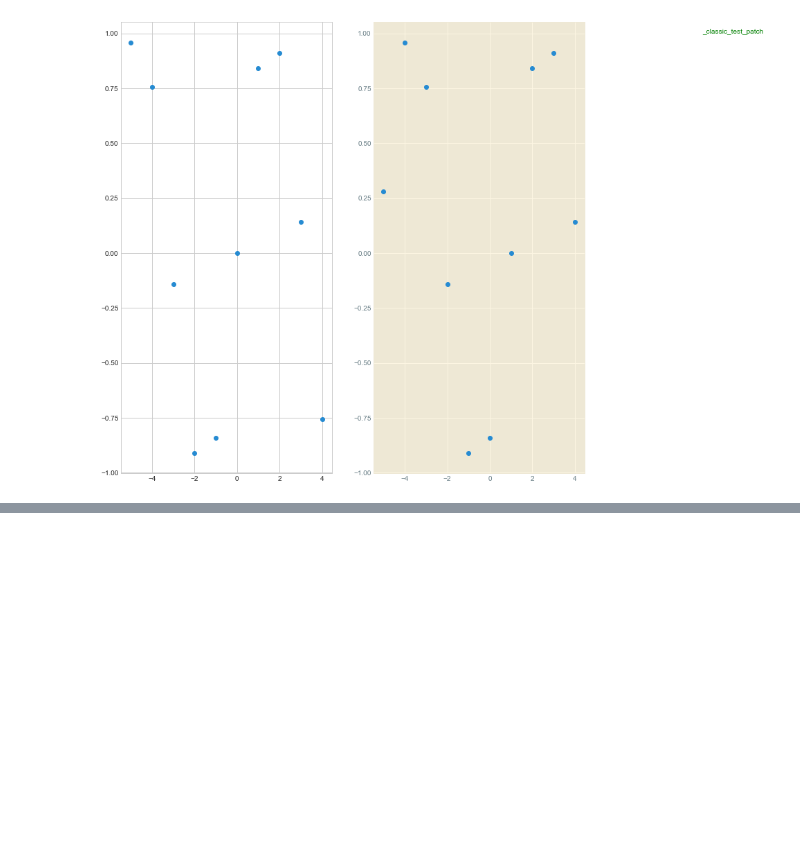
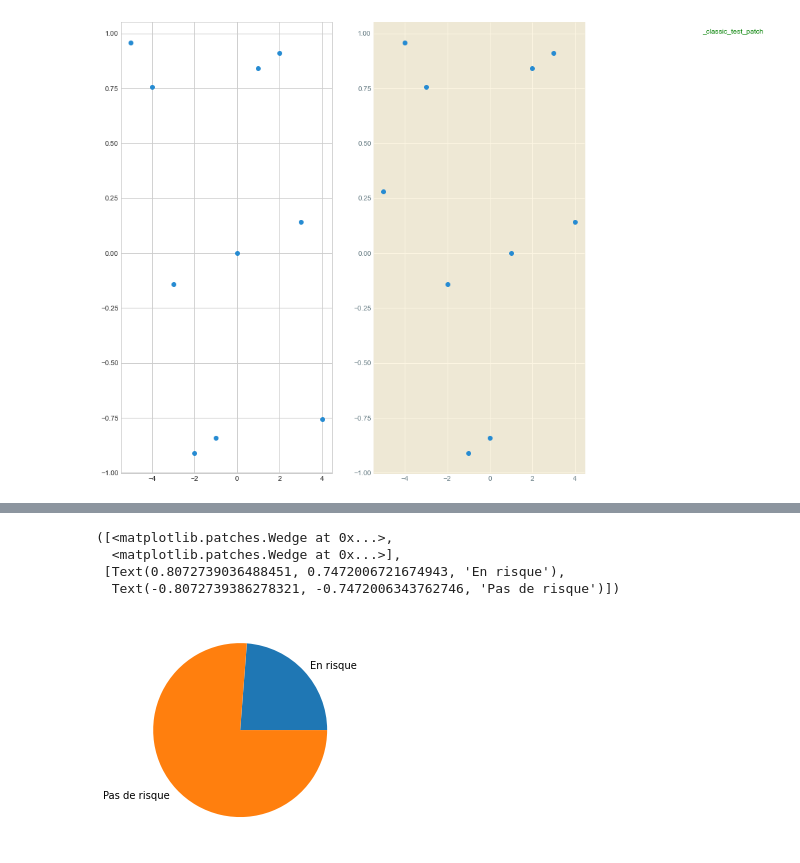
Before and after one commit to Charlot-DEDJINOU/Data-scientist, a Jupyter notebook: Les librairies Python pour la Data Science/matplotlib.ipynb, the cells around one changed output, grey strips where cells are left out. Saved outputs shown, nothing was run; the diff lists cells and outputs as text; code cells hidden in the pictures; blank space fills up the shorter version.

```diff
--- a/Les librairies Python pour la Data Science/matplotlib.ipynb
+++ b/Les librairies Python pour la Data Science/matplotlib.ipynb
@@ -32,0 +54,13 @@ for i in range(2) :
+# %%
+#circulaire pour voir le nombre des clients en risque
+clients_risque = prets.loc[prets['risque'] == 'Oui'].shape[0]
+
+clients_non_risque = prets.shape[0] - clients_risque
+
+plt.pie(x=[clients_risque , clients_non_risque] , labels=['En risque' , 'Pas de risque'])
+# %% [output]
+([<matplotlib.patches.Wedge at 0x...>,
+  <matplotlib.patches.Wedge at 0x...>],
+ [Text(0.8072739036488451, 0.7472006721674943, 'En risque'),
+  Text(-0.8072739386278321, -0.7472006343762746, 'Pas de risque')])
+[figure, added]
```
Also changed, not shown: parts of 5 cells of this notebook.
